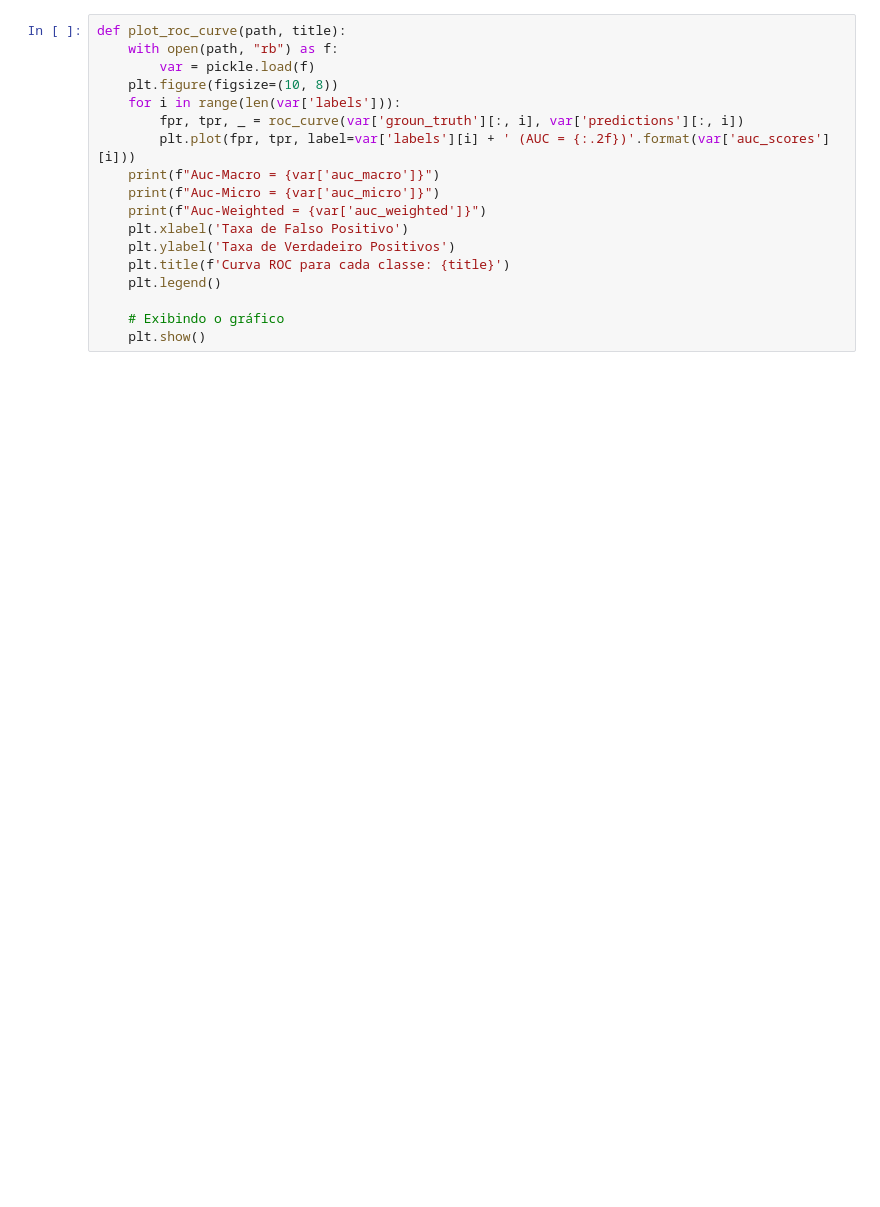
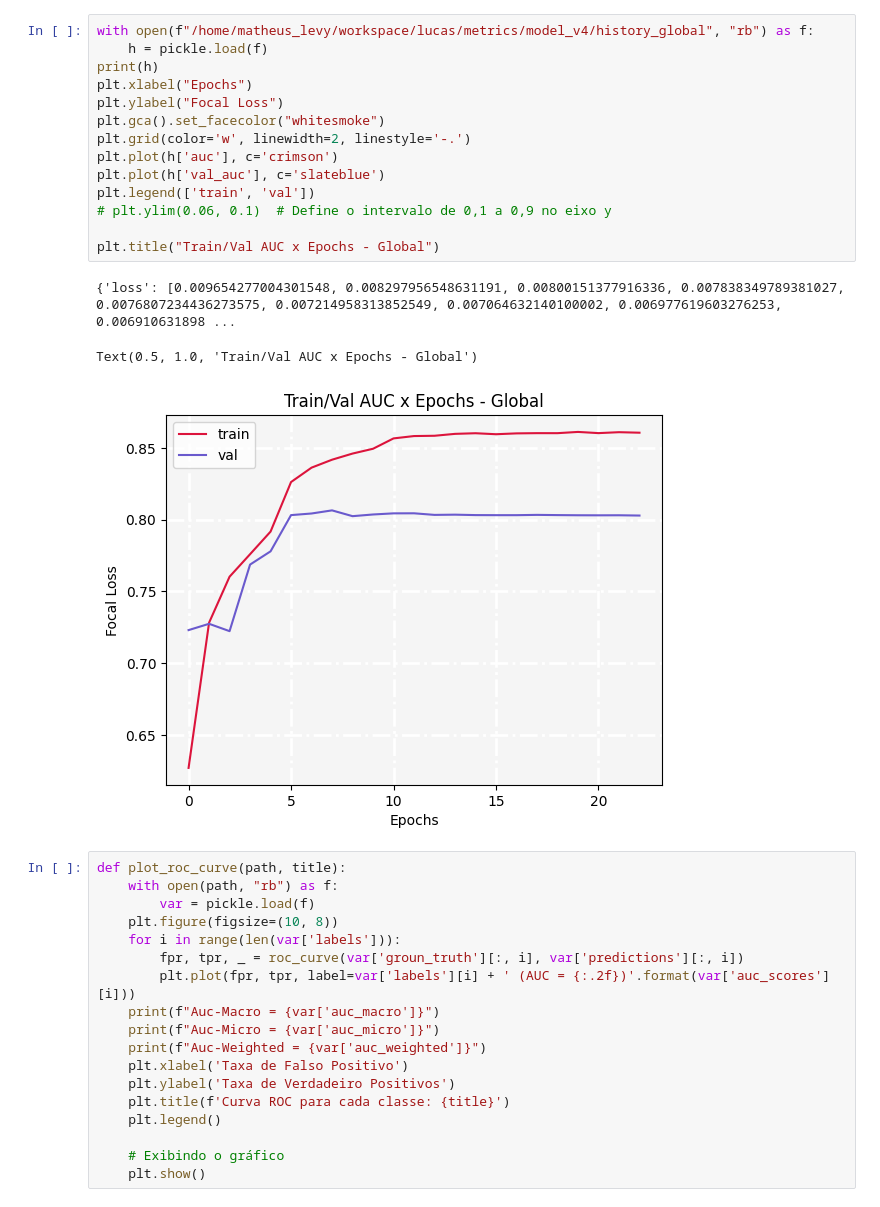
Before and after one commit to MatheusLevy/ChestXray-NIHCC, a Jupyter notebook: visualization.ipynb, the cells around one changed output. Drawn from its saved outputs; the diff is of its cells as text; blank space fills up the shorter version.

```diff
--- a/visualization.ipynb
+++ b/visualization.ipynb
@@ -26,3 +32,21 @@ Text(0.5, 1.0, 'Train/Val Loss x Epochs - Global')
+# %%
+with open(f"/home/matheus_levy/workspace/lucas/metrics/model_v4/history_global", "rb") as f:
+    h = pickle.load(f)
+print(h)
+plt.xlabel("Epochs")
+plt.ylabel("Focal Loss")
+plt.gca().set_facecolor("whitesmoke")
+plt.grid(color='w', linewidth=2, linestyle='-.')
+plt.plot(h['auc'], c='crimson')
+plt.plot(h['val_auc'], c='slateblue')
+plt.legend(['train', 'val'])
+# plt.ylim(0.06, 0.1)  # Define o intervalo de 0,1 a 0,9 no eixo y
+
+plt.title("Train/Val AUC x Epochs - Global")
+# %% [output]
+{'loss': [0.009654277004301548, 0.008297956548631191, 0.00800151377916336, 0.007838349789381027, 0.0076807234436273575, 0.007214958313852549, 0.007064632140100002, 0.006977619603276253, 0.006910631898 ...
+Text(0.5, 1.0, 'Train/Val AUC x Epochs - Global')
+[figure, added]
 # %%
 def plot_roc_curve(path, title):
     with open(path, "rb") as f:
```
Also changed, not shown: parts of 3 cells of this notebook, 33 other files.
